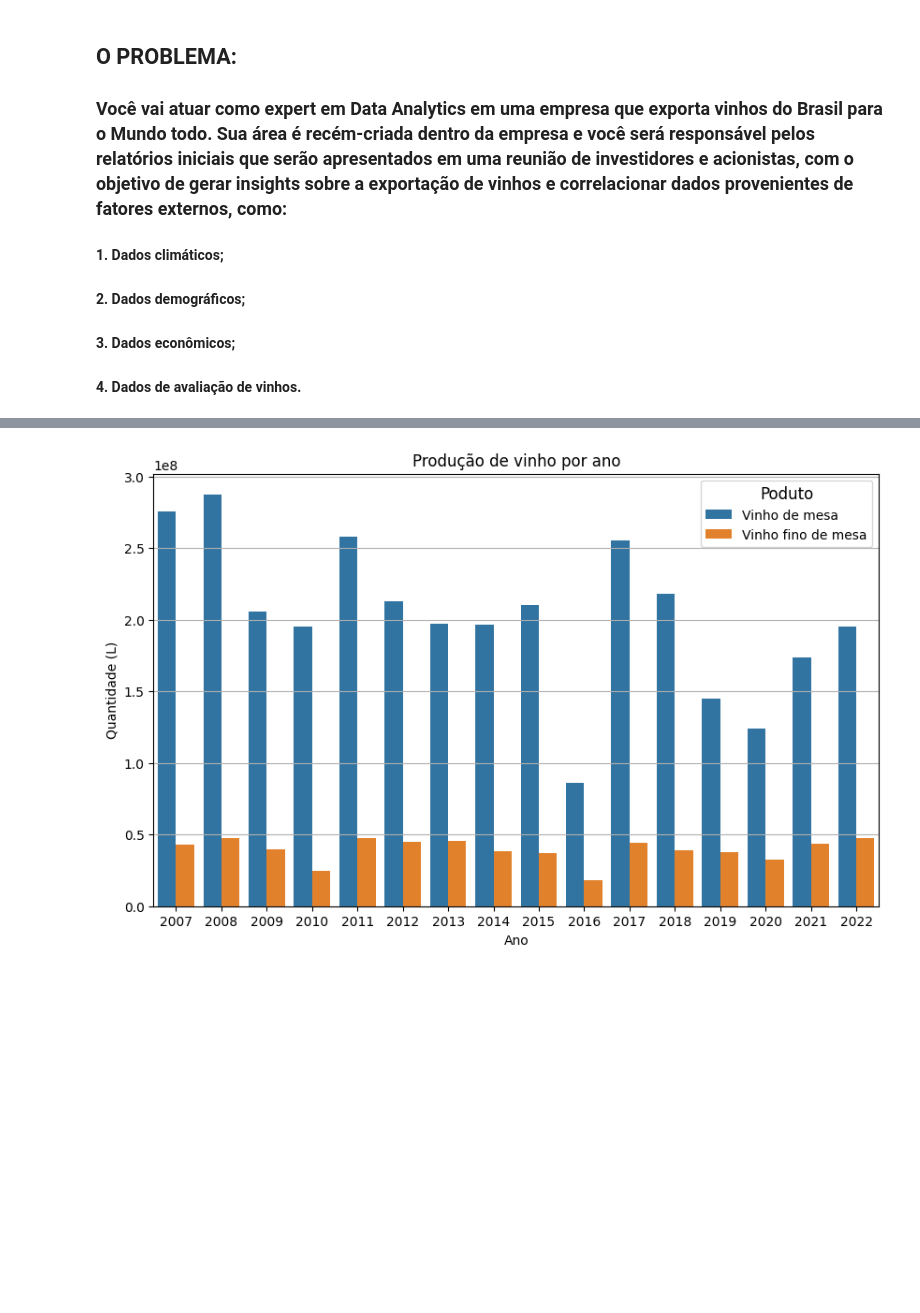
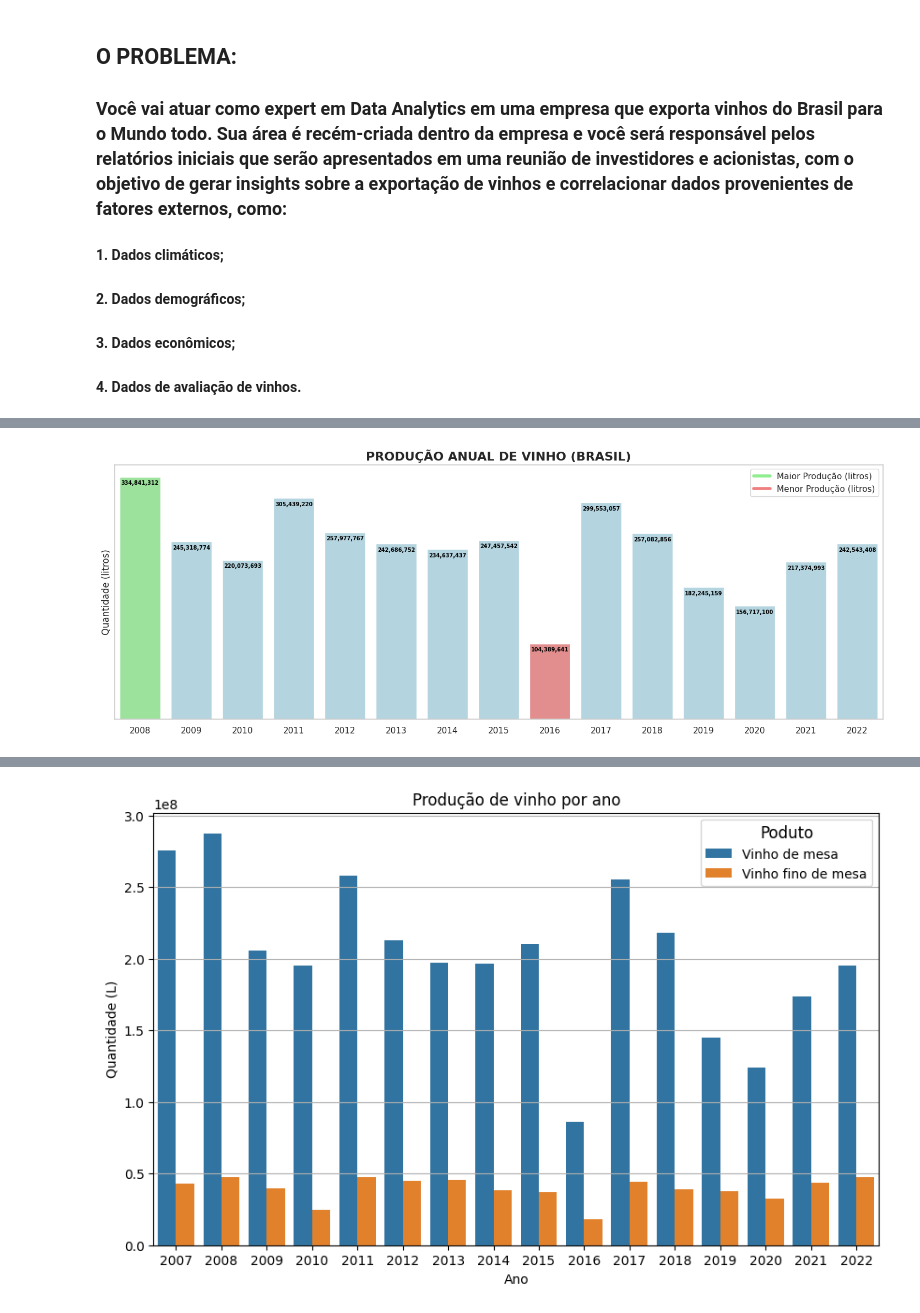
Before and after one commit to thedatascientistichub/FIAP--Pos-Data-Analytics---Fase-1, a Jupyter notebook: Fase 1 - Tech Challenge - Data Analytics.ipynb, the cells around one changed output, grey strips where cells are left out. Drawn from its saved outputs; the diff is of its cells as text; code cells hidden in the pictures; blank space fills up the shorter version.

```diff
--- a/Fase 1 - Tech Challenge - Data Analytics.ipynb
+++ b/Fase 1 - Tech Challenge - Data Analytics.ipynb
@@ -151,0 +94,8 @@ plt.show()
+# %%
+# Lista de valores que devem ser excluídos da coluna Tipo
+valores_a_excluir = ["VINHO DE MESA", "VINHO FINO DE MESA (VINÍFERA)"]
+
+# Exclusão
+df_producao = df_producao[~df_producao["Tipo"].isin(valores_a_excluir)]
+
+df_producao.head(8)
@@ -151,0 +152,6 @@ plt.show()
+# %%
+# Convertendo a coluna "Ano" para o tipo inteiro
+df_producao['Ano'] = df_producao['Ano'].astype(int)
+
+# Verificando alteração
+df_producao.dtypes
@@ -151,0 +163,4 @@ plt.show()
+# %%
+# Filtrando últimos 15 anos
+df_producao = df_producao.loc[df_producao['Ano'] >= df_producao["Ano"].max()-14]
+df_producao
@@ -151,0 +182,49 @@ plt.show()
+# %%
+# Utilizando o seaborn e matplotlib para visualizar produção dos últimos 15 anos por país
+
+# Agrupando o DataFrame por ano e somando a quantidade para cada ano
+producao_anual = df_producao.groupby('Ano')['Quantidade (litros)'].sum().reset_index()
+
+# Encontrando o índice do ano com a maior quantidade
+indice_max = producao_anual['Quantidade (litros)'].idxmax()
+
+# Encontrando o índice do ano com a menor quantidade
+indice_min = producao_anual['Quantidade (litros)'].idxmin()
+
+# Criando uma lista de cores para destacar as barras
+cores = ['lightcoral' if i == indice_min else 'lightgreen' if i == indice_max else 'lightblue' for i in range(len(producao_anual))]
+
+# Criando o gráfico de barras
+plt.figure(figsize=(18, 6))
+ax = sns.barplot(data=producao_anual, x='Ano', y='Quantidade (litros)', palette=cores)
+
+# Definindo título do gráfico
+plt.title('PRODUÇÃO ANUAL DE VINHO (BRASIL)', fontsize=16, fontweight='bold')
+
+# Definindo texto dos eixos y e x
+plt.ylabel('Quantidade (litros)')
+plt.xlabel('')
+
+# Removendo linhas
+ax.yaxis.grid(False)
+
+# Adicionando rótulos de Quantidade (litros) nas barras na parte interna
+for p in ax.patches:
+    ax.annotate(f'{int(p.get_height()):,}', (p.get_x() + p.get_width() / 2., p.get_height()),
+                ha='center', va='center', fontsize=7, fontweight='bold', color='black', xytext=(0, -8),
+                textcoords='offset points')
+
+# Configurando o eixo y para mostrar apenas o texto
+ax.set_yticks([])
+
+# Criando a legenda
+legend_labels = ['Maior Produção (litros)', 'Menor Produção (litros)']
+legend_handles = [plt.Line2D([0], [0], color='lightgreen', lw=4),
+                  plt.Line2D([0], [0], color='lightcoral', lw=4)]
+ax.legend(legend_handles, legend_labels, loc='upper right')
+
+
+# Exibindo o gráfico
+plt.show()
+# %% [output]
+[figure, added]
```
Also changed, not shown: parts of 28 cells of this notebook.
